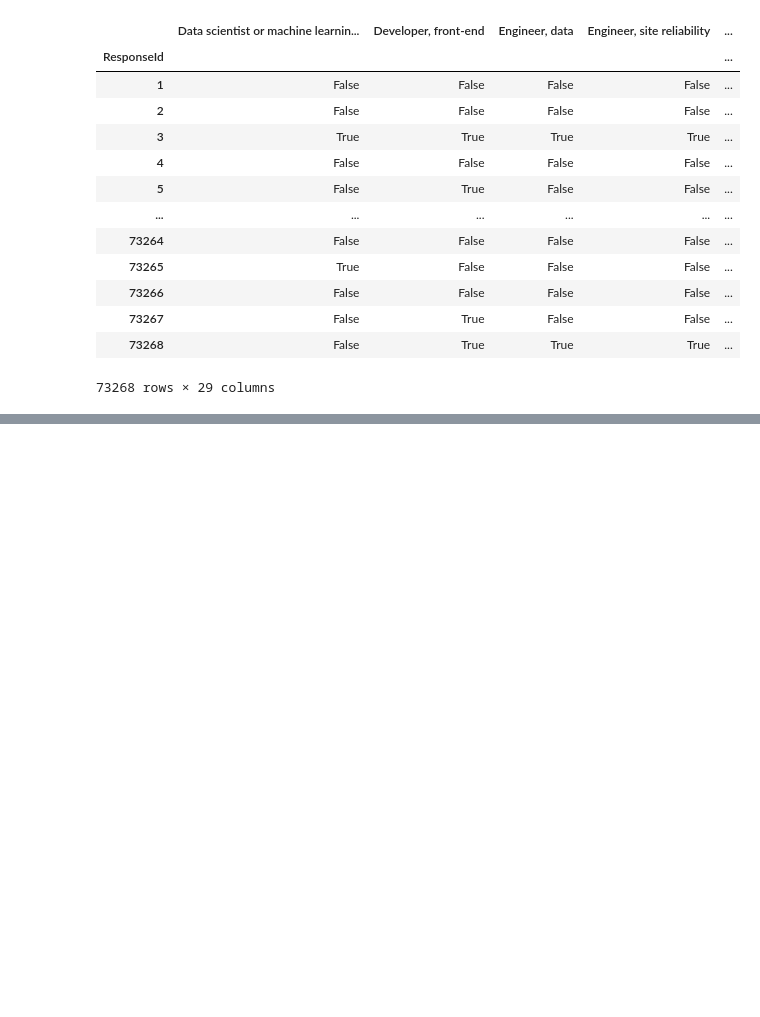
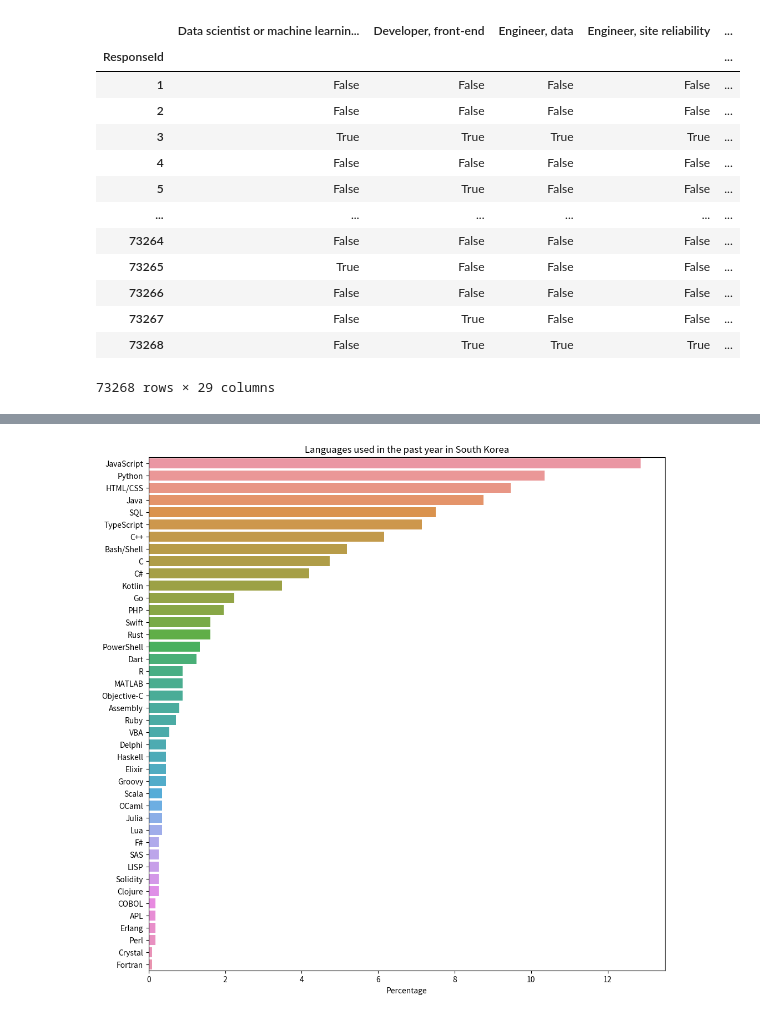
Before and after one commit to duck1won/pythonbasic, a Jupyter notebook: Matplotlib/Matploilb_basic_03(seaborn02).ipynb, the cells around one changed output, grey strips where cells are left out. Saved outputs shown, nothing was run; the diff lists cells and outputs as text; code cells hidden in the pictures; blank space fills up the shorter version.

```diff
--- a/Matplotlib/Matploilb_basic_03(seaborn02).ipynb
+++ b/Matplotlib/Matploilb_basic_03(seaborn02).ipynb
@@ -739,0 +809,15 @@ Index(['DevType'], dtype='object')
+# %%
+South_Korea = survey_df[survey_df["Country"]=="South Korea"]
+South_Korea['LanguageHaveWorkedWith']
+data6 = split_multicolumn(South_Korea['LanguageHaveWorkedWith'])
+data7 = data6.sum().sort_values(ascending=False)
+South_Korea_percentage = (100/(data7.sum() / data7)).sort_values(ascending=False)
+
+plt.figure(figsize=(12,12))
+plt.title("Languages used in the past year in South Korea")
+plt.xlabel("Percentage")
+plt.ylabel(None)
+sns.barplot(x=South_Korea_percentage,y=South_Korea_percentage.index)
+plt.show()
+# %% [output]
+[figure, added]
```
Also changed, not shown: parts of 35 cells of this notebook.
